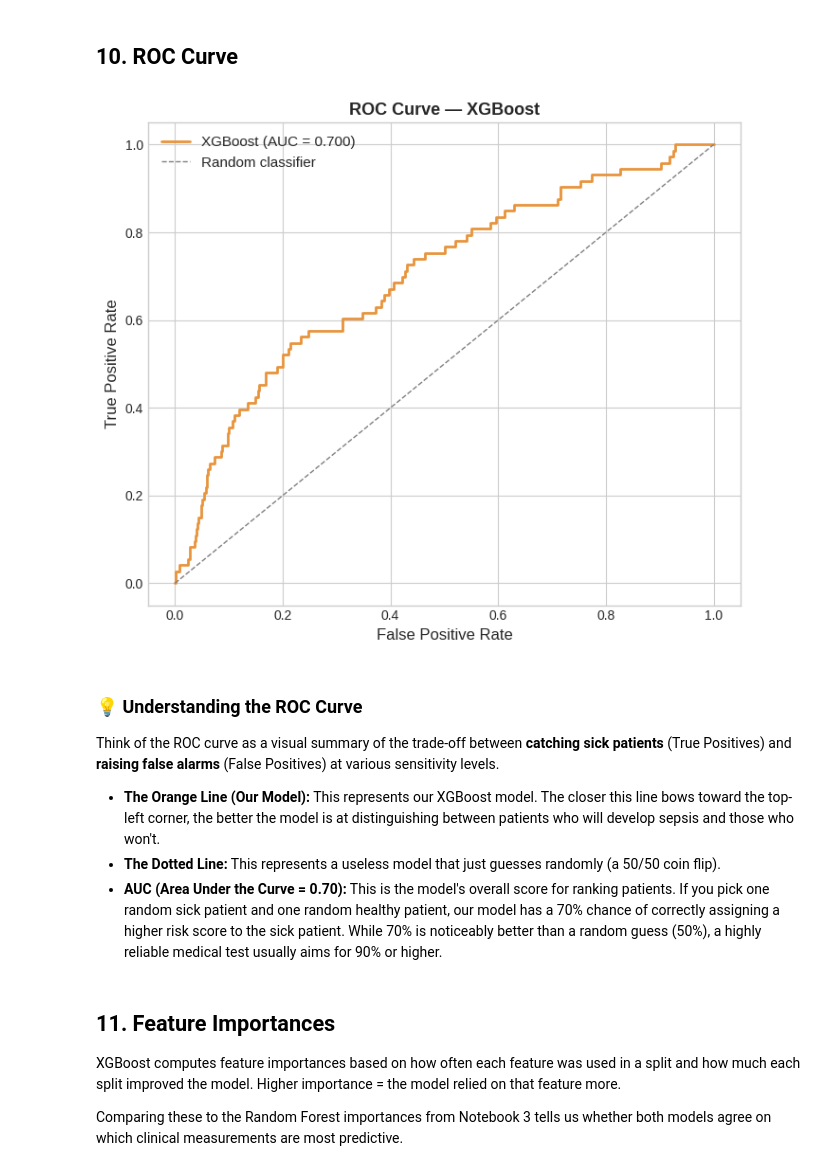
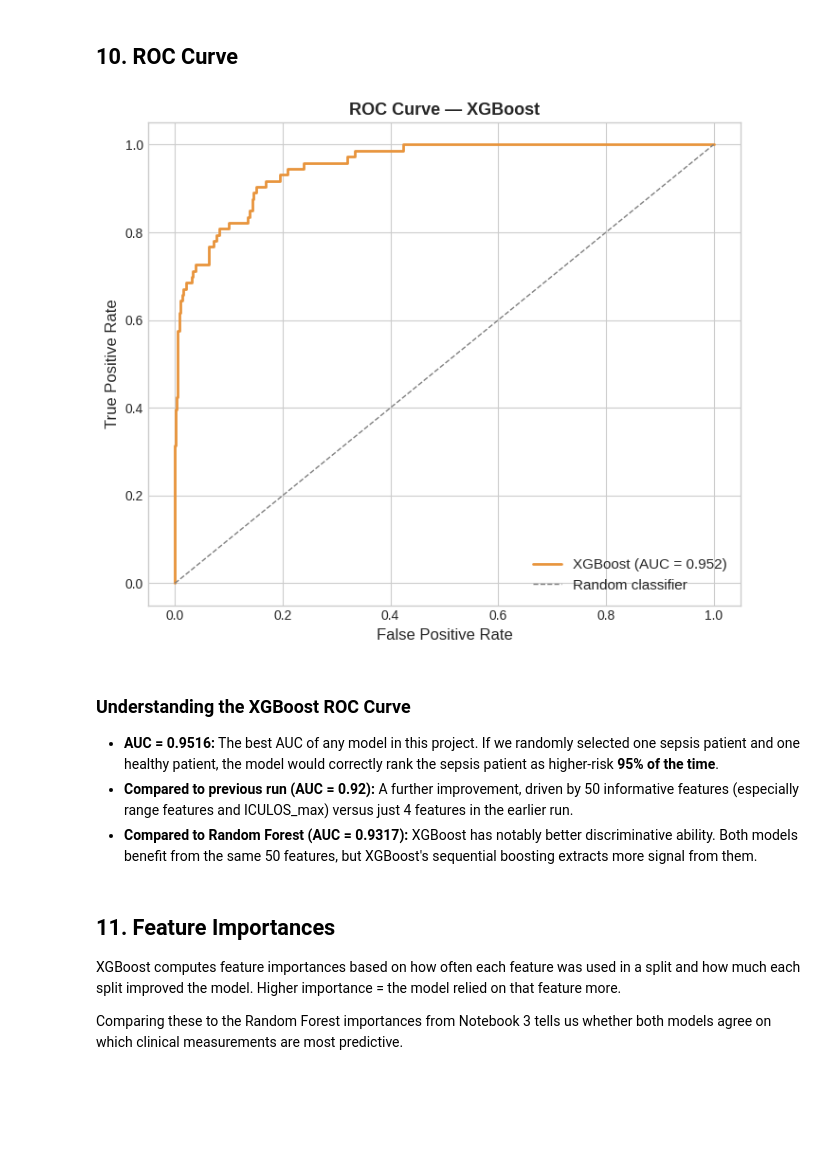
Before and after one commit to shiva-shivanibokka/Sepsis-ML-Model, a Jupyter notebook: 04_xgboost.ipynb, the cells around one changed output. Cells and saved outputs as stored; diff of their text form; code cells hidden in the pictures; blank space fills up the shorter version.

```diff
--- a/04_xgboost.ipynb
+++ b/04_xgboost.ipynb
@@ -164,13 +208,13 @@ Best CV F1      : 0.3110
 # %% [markdown]
 ## 8. Evaluate the Best Model
 # %%
-best_xgb = grid_search.best_estimator_
+best_xgb = bayes_search.best_estimator_
 
-y_pred = best_xgb.predict(x_test)
-y_prob = best_xgb.predict_proba(x_test)[:, 1]
+y_pred_xgb = best_xgb.predict(x_test)
+y_prob_xgb = best_xgb.predict_proba(x_test)[:, 1]
 
-print(f'F1 score : {f1_score(y_test, y_pred):.4f}')
-print(f'ROC-AUC  : {roc_auc_score(y_test, y_prob):.4f}')
+print(f'F1 score : {f1_score(y_test, y_pred_xgb):.4f}')
+print(f'ROC-AUC  : {roc_auc_score(y_test, y_prob_xgb):.4f}')
 print()
-print(classification_report(y_test, y_pred, target_names=['Non-Sepsis', 'Sepsis']))
+print(classification_report(y_test, y_pred_xgb, target_names=['Non-Sepsis', 'Sepsis']))
 # %% [output]
@@ -222,30 +272,28 @@ True Positives  (caught sepsis)       : 20
 # %% [markdown]
 ## 10. ROC Curve
 # %%
-fpr, tpr, _ = roc_curve(y_test, y_prob)
-auc         = roc_auc_score(y_test, y_prob)
+fpr, tpr, _ = roc_curve(y_test, y_prob_xgb)
+auc         = roc_auc_score(y_test, y_prob_xgb)
 
 fig, ax = plt.subplots(figsize=(7, 6))
 ax.plot(fpr, tpr, color='#E8943C', linewidth=2,
         label=f'XGBoost (AUC = {auc:.3f})')
 ax.plot([0, 1], [0, 1], color='gray', linestyle='--', linewidth=1,
         label='Random classifier')
 ax.set_xlabel('False Positive Rate', fontsize=12)
 ax.set_ylabel('True Positive Rate', fontsize=12)
 ax.set_title('ROC Curve — XGBoost', fontsize=13, fontweight='bold')
 ax.legend(fontsize=11)
 plt.tight_layout()
 plt.show()
 # %% [output]
-[figure, old version]
+[figure, new version]
 # %% [markdown]
-### 💡 Understanding the ROC Curve
+### Understanding the XGBoost ROC Curve
 
-Think of the ROC curve as a visual summary of the trade-off between **catching sick patients** (True Positives) and **raising false alarms** (False Positives) at various sensitivity levels.
-
-*   **The Orange Line (Our Model):** This represents our XGBoost model. The closer this line bows toward the top-left corner, the better the model is at distinguishing between patients who will develop sepsis and those who won't.
-*   **The Dotted Line:** This represents a useless model that just guesses randomly (a 50/50 coin flip).
-*   **AUC (Area Under the Curve = 0.70):** This is the model's overall score for ranking patients. If you pick one random sick patient and one random healthy patient, our model has a 70% chance of correctly assigning a higher risk score to the sick patient. While 70% is noticeably better than a random guess (50%), a highly reliable medical test usually aims for 90% or higher.
+* **AUC = 0.9516:** The best AUC of any model in this project. If we randomly selected one sepsis patient and one healthy patient, the model would correctly rank the sepsis patient as higher-risk **95% of the time**.
+* **Compared to previous run (AUC = 0.92):** A further improvement, driven by 50 informative features (especially range features and ICULOS_max) versus just 4 features in the earlier run.
+* **Compared to Random Forest (AUC = 0.9317):** XGBoost has notably better discriminative ability. Both models benefit from the same 50 features, but XGBoost's sequential boosting extracts more signal from them.
 # %% [markdown]
 ## 11. Feature Importances
 
```
Also changed, not shown: parts of 31 cells of this notebook, 4 other files.
